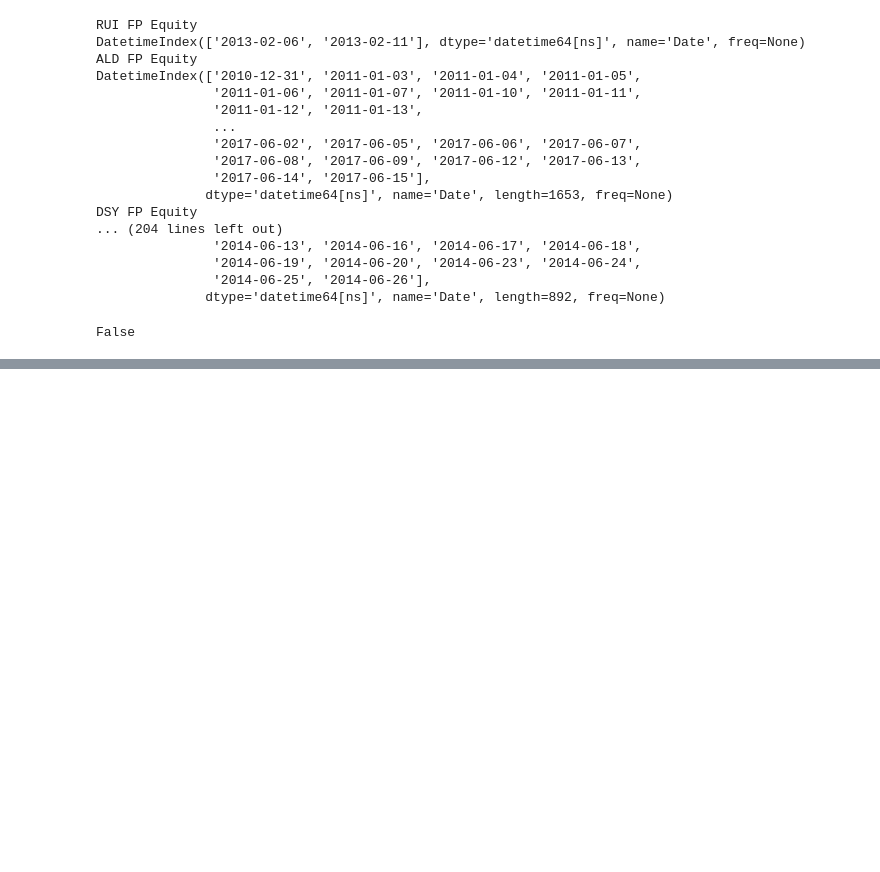
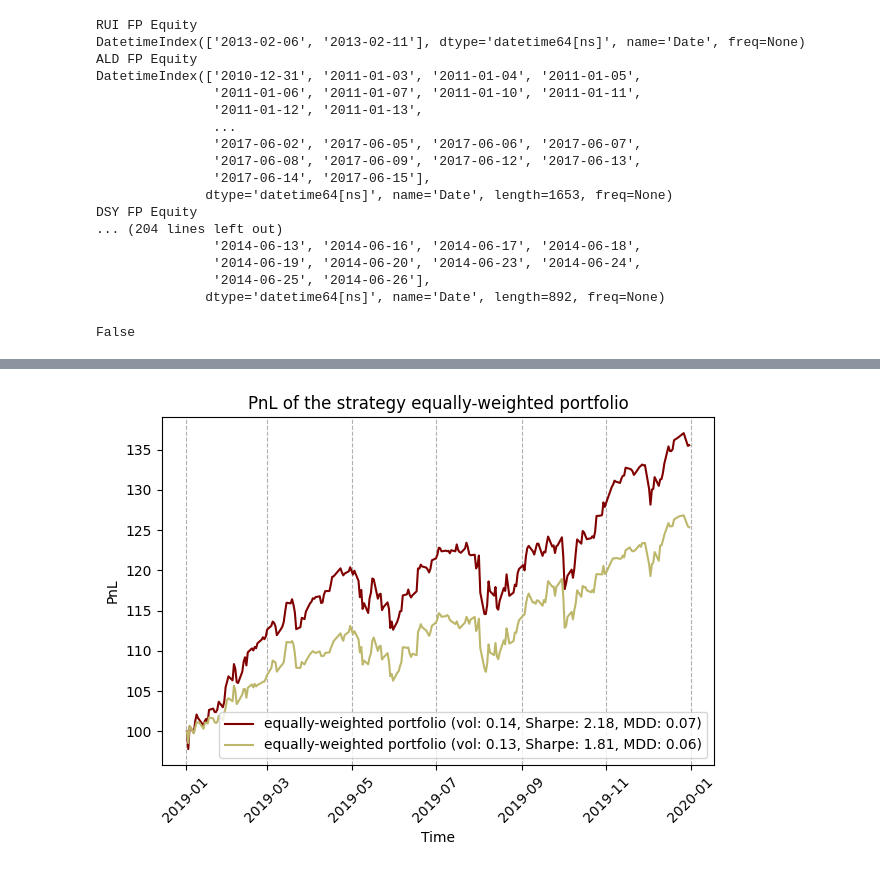
Before and after one commit to kMordarski/Python_for_Optimization_and_Finance, a Jupyter notebook: PythProjGit/PythProjGitR.ipynb, the cells around one changed output, grey strips where cells are left out. Drawn from its saved outputs; the diff is of its cells as text; code cells hidden in the pictures; blank space fills up the shorter version.

```diff
--- a/PythProjGit/PythProjGitR.ipynb
+++ b/PythProjGit/PythProjGitR.ipynb
@@ -378,0 +167,45 @@ sum(weights_Markovitz)
+# %%
+class Markowitz(Strategy):
+
+    def __init__(self, name, returns, cov):
+
+        self.name = name
+        self.returns = returns
+        self.cov = cov
+        w = self.minimum_variance()
+        returns_Mark = np.sum(returns.apply(lambda x: x * w, axis = 1), axis = 1)
+        super().__init__(self.name, returns_Mark)
+
+    def minimum_variance(self):
+
+        emp_var = self.cov
+
+        def find_port_variance(weights):
+
+            port_var = np.sqrt(np.dot(weights.T, np.dot(emp_var, weights)) * 250)
+            return port_var
+
+        def weight_cons(weights):
+            return np.sum(weights) - 1
+
+
+        bounds_lim = [(0, 1) for x in range(len(self.returns.columns))]
+        init = [1/len(self.returns.columns) for i in range(len(self.returns.columns))]
+        constraint = {'type': 'eq', 'fun': weight_cons}
+
+        optimal = minimize(fun=find_port_variance,
+                        x0=init,
+                        bounds=bounds_lim,
+                        constraints=constraint,
+                        method='SLSQP'
+                        )
+
+
+        return list(optimal['x'])
+# %%
+Por2 = Markowitz('equally-weighted portfolio', returns_2019, var_cov_mat)
+# %%
+Por1.illustrate('maroon')
+Por2.illustrate('darkkhaki')
+# %% [output]
+[figure, added]
```
Also changed, not shown: parts of 21 cells of this notebook, 1 other file.
